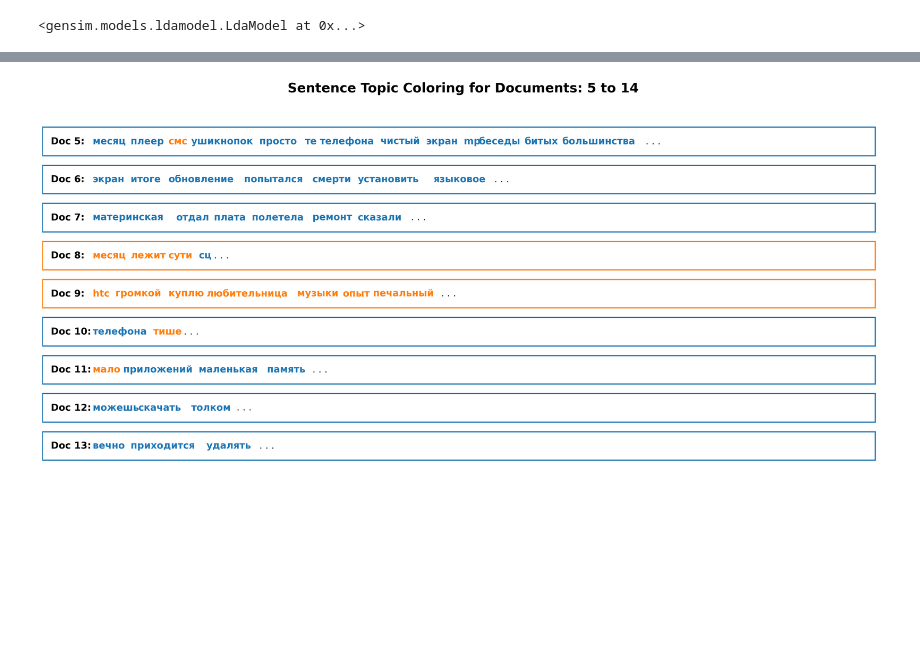
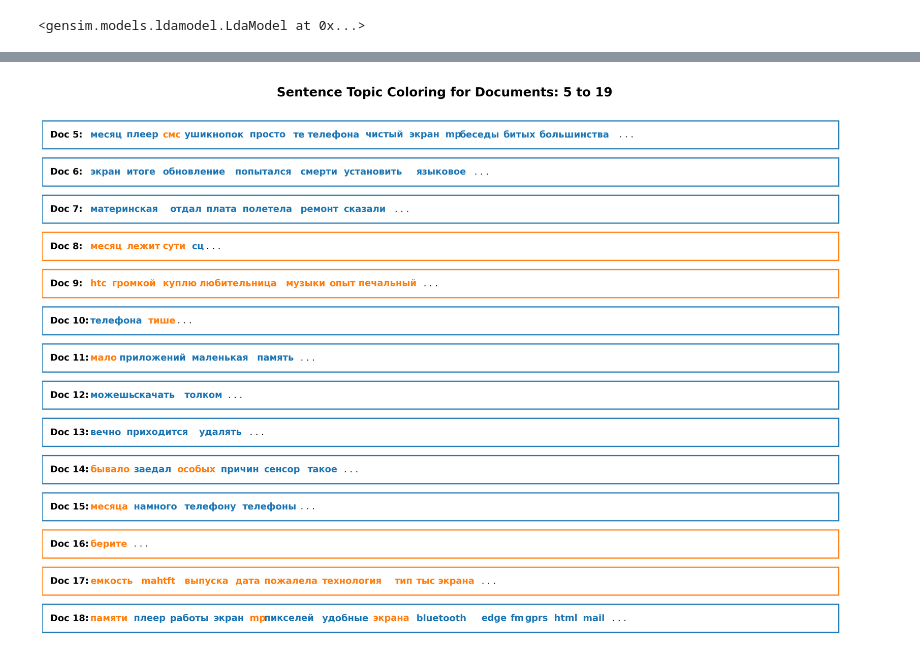
Before and after one commit to everyonesad/sentiment, a Jupyter notebook: LDA.ipynb, the cells around one changed output, grey strips where cells are left out. Saved outputs shown, nothing was run; the diff lists cells and outputs as text; code cells hidden in the pictures; blank space fills up the shorter version.

```diff
--- a/LDA.ipynb
+++ b/LDA.ipynb
@@ -260,7 +246,7 @@ plt.show()
 # Sentence Coloring of N Sentences
 from matplotlib.patches import Rectangle
 
-def sentences_chart(lda_model=lda_model, corpus=corpus, start=0, end=13):
+def sentences_chart(lda_model=lda_model, corpus=corpus, start=0, end=20):
     corp = corpus[start:end]
     mycolors = [color for name, color in mcolors.TABLEAU_COLORS.items()]
 
@@ -301,9 +287,9 @@ def sentences_chart(lda_model=lda_model, corpus=corpus, start=0, end=13):
     plt.tight_layout()
     plt.show()
 # %%
-sentences_chart(start=5, end=15)
+sentences_chart(start=5, end=20)
 # %% [output]
-[figure, old version]
+[figure, new version]
 # %%
 import pyLDAvis.gensim
 pyLDAvis.enable_notebook()
```
Also changed, not shown: parts of 11 cells of this notebook, 1 other file.
